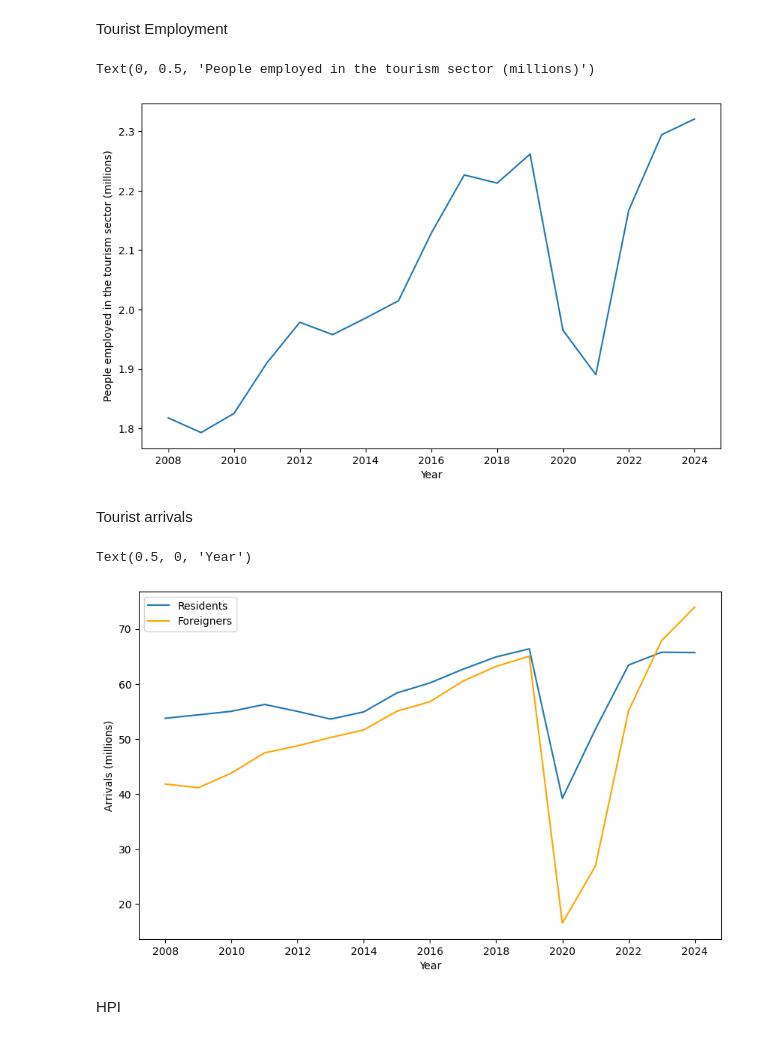
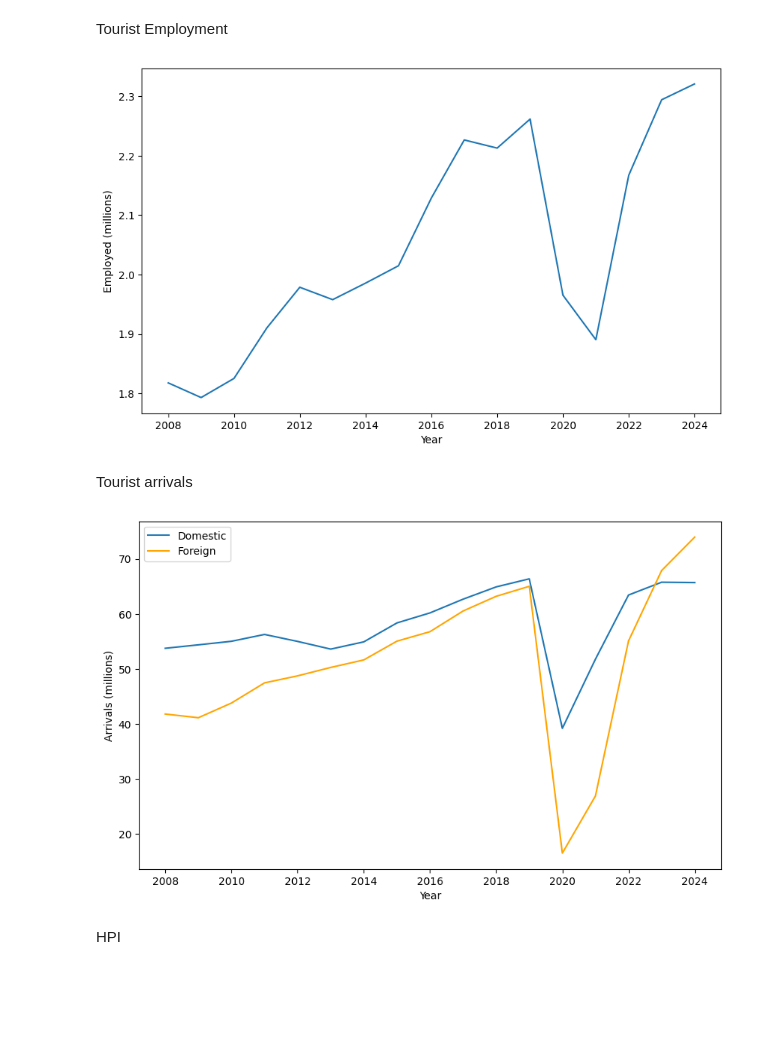
Before and after one commit to FrancescoCorti/Housing_Project, a Jupyter notebook: code/3_0_enginnering.ipynb, the cells around one changed output. Cells and saved outputs as stored; diff of their text form; code cells hidden in the pictures; blank space fills up the shorter version.

```diff
--- a/code/3_0_enginnering.ipynb
+++ b/code/3_0_enginnering.ipynb
@@ -409,11 +372,18 @@ df_emp['tour_employed'] = df_emp['tour_employed'] / 1000000
 # %%
 plt.figure(figsize=(10,6))
 sns.lineplot(data=df_emp, x='year', y='tour_employed')
 plt.xlabel('Year')
-plt.ylabel('People employed in the tourism sector (millions)')
+plt.ylabel('Employed (millions)')
+
+plt.savefig(
+    "employed.jpg",
+    dpi=600,                 # publication quality
+    bbox_inches='tight',     # prevents label cutoff
+)
+
+plt.show()
 # %% [output]
-Text(0, 0.5, 'People employed in the tourism sector (millions)')
-[figure, old version]
+[figure, new version]
 # %% [markdown]
 Tourist arrivals
 # %%
@@ -427,12 +397,17 @@ for col in divide:
     df_arr[col] = df_arr[col] / 1000000
 # %%
 plt.figure(figsize=(10,6))
-sns.lineplot(data=df_arr, x='year', y='residents_arrivals' , label = 'Residents')
-sns.lineplot(data=df_arr, x='year', y='foreigners_arrivals' , color='orange', label = 'Foreigners')
+sns.lineplot(data=df_arr, x='year', y='residents_arrivals' , label = 'Domestic')
+sns.lineplot(data=df_arr, x='year', y='foreigners_arrivals' , color='orange', label = 'Foreign')
 plt.ylabel('Arrivals (millions)')
 plt.xlabel('Year')
+
+plt.savefig(
+    "arrivals.jpg",
+    dpi=600,                 # publication quality
+    bbox_inches='tight',     # prevents label cutoff
+)
 # %% [output]
-Text(0.5, 0, 'Year')
-[figure, old version]
+[figure, new version]
 # %% [markdown]
 HPI
```
Also changed, not shown: parts of 14 cells of this notebook, 7 other files.
